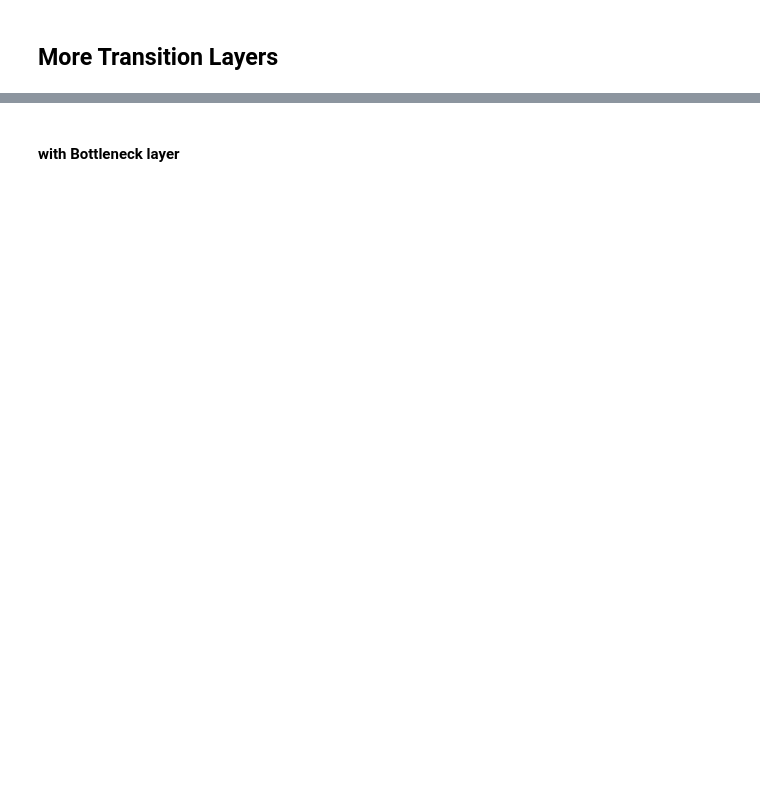
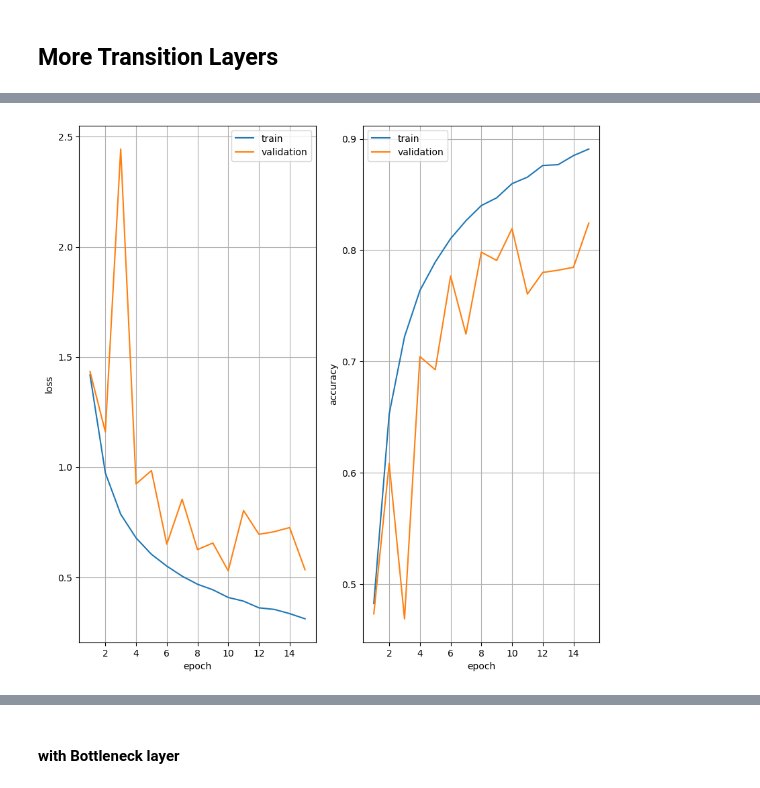
Before and after one commit to ieadoboe/effective-waffle, a Jupyter notebook: 20_cifar10_densenets.ipynb, the cells around one changed output, grey strips where cells are left out. Cells and saved outputs as stored; diff of their text form; code cells hidden in the pictures; blank space fills up the shorter version.

```diff
--- a/20_cifar10_densenets.ipynb
+++ b/20_cifar10_densenets.ipynb
@@ -402,0 +502,4 @@ model.compile(loss="sparse_categorical_crossentropy", optimizer='adam', metrics=
+# %%
+# Train model
+history = model.fit(train_images, train_labels, epochs=50, batch_size=64, validation_split=0.1,
+                   callbacks=tf.keras.callbacks.EarlyStopping(patience=5))
@@ -402,0 +524,4 @@ model.compile(loss="sparse_categorical_crossentropy", optimizer='adam', metrics=
+# %%
+plot_history(history)
+# %% [output]
+[figure, added]
```
Also changed, not shown: parts of 28 cells of this notebook.
